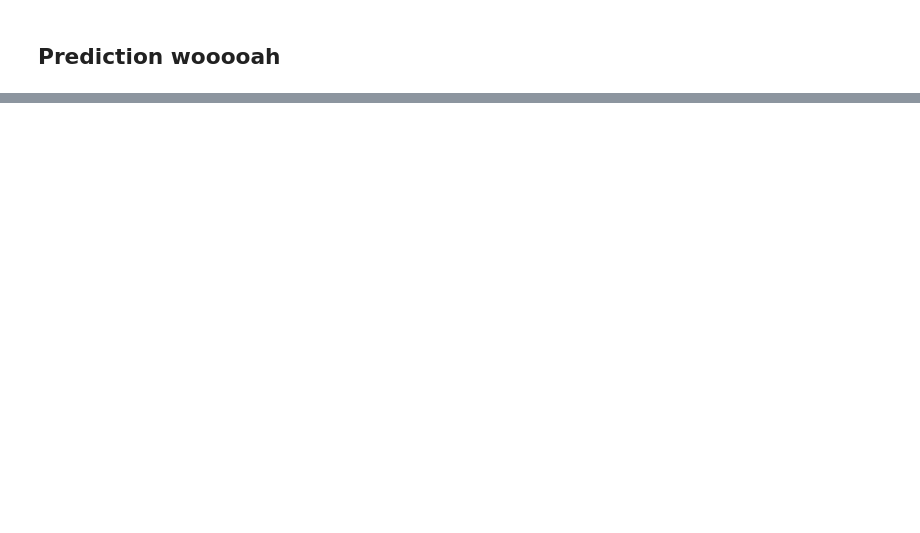
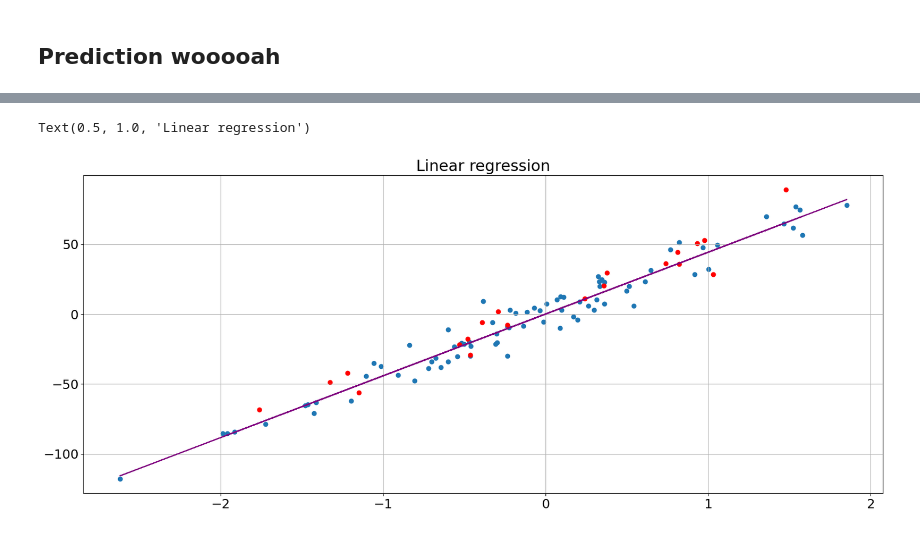
Before and after one commit to kiryu2k/ml-enjoyer, a Jupyter notebook: linear-regression/linear-regression.ipynb, the cells around one changed output, grey strips where cells are left out. Cells and saved outputs as stored; diff of their text form; code cells hidden in the pictures; blank space fills up the shorter version.

Commit message:
Add plot for 2D regression problem

```diff
--- a/linear-regression/linear-regression.ipynb
+++ b/linear-regression/linear-regression.ipynb
@@ -130,0 +181,3 @@ Loss: 2305.121928781654
+# %%
+regressor = LinearRegression()
+regressor.fit(X_train, y_train)
@@ -130,0 +193,3 @@ Loss: 2305.121928781654
+# %%
+prediction, loss, weights = regressor.predict(X_test), regressor.loss, regressor.w
+print(f"Prediction: {prediction}\nOriginal: {y_test}\nLoss: {loss}\nOriginal weights: {coeffs}\nCalculated weights: {weights}")
@@ -130,0 +208,17 @@ Loss: 2305.121928781654
+# %%
+import matplotlib
+import matplotlib.pyplot as plt
+
+matplotlib.rc("font", size=18)
+plt.rcParams["figure.figsize"] = (20, 8)
+# %%
+y_pred = X @ weights[:-1] + weights[-1]
+# %%
+plt.scatter(X_train, y_train)
+plt.scatter(X_test, y_test, color="red")
+plt.plot(X, y_pred, color="purple")
+plt.grid()
+plt.title('Linear regression')
+# %% [output]
+Text(0.5, 1.0, 'Linear regression')
+[figure, added]
```
Also changed, not shown: parts of 11 cells of this notebook.
